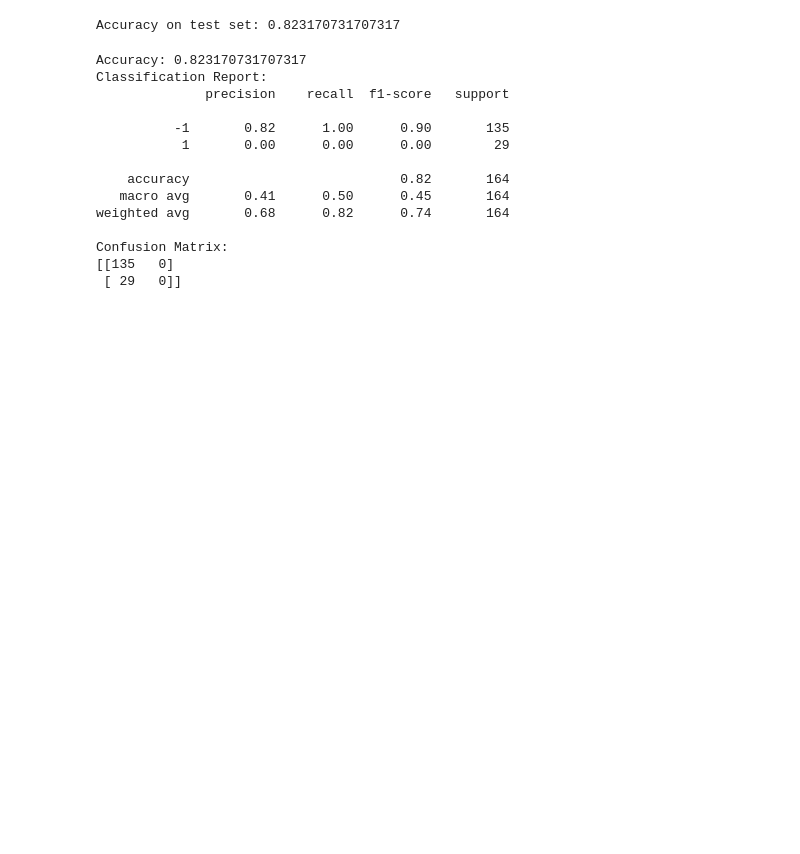
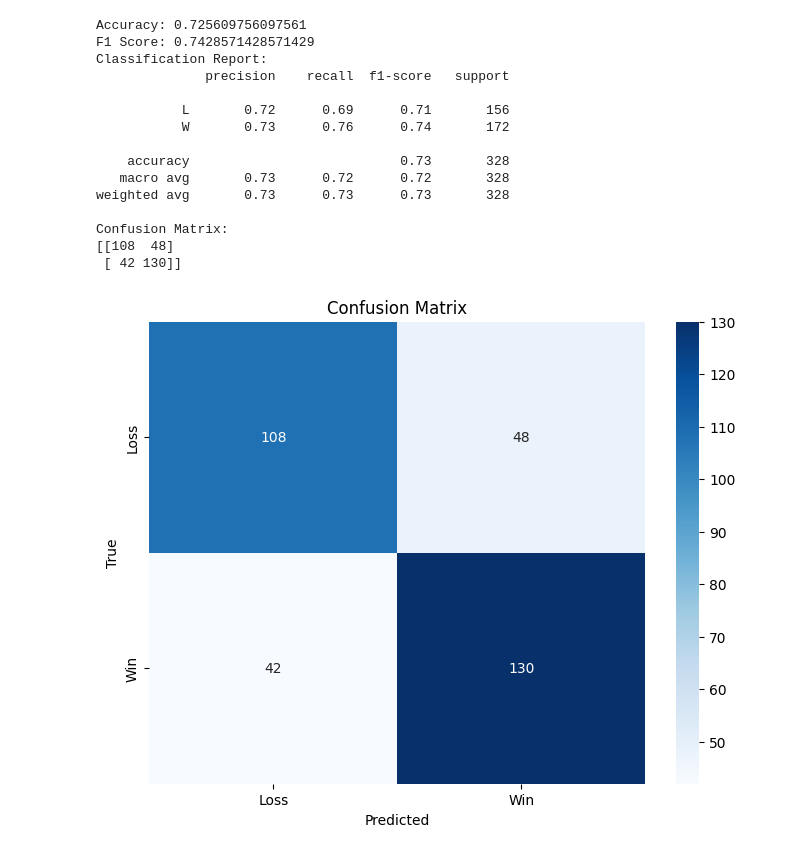
Before and after one commit to jaynebottarini/csci467-semester-proj, a Jupyter notebook: svm.ipynb, the cells around one changed output. Cells and saved outputs as stored; diff of their text form; code cells hidden in the pictures; blank space fills up the shorter version.

```diff
--- a/svm.ipynb
+++ b/svm.ipynb
@@ -5,11 +5,11 @@ from sklearn.model_selection import train_test_split, GridSearchCV
 from sklearn.svm import SVC
 from sklearn.metrics import accuracy_score
 # %%
-file_path = "matchups_combined.csv"
+file_path = "matchups.csv"
 # %%
 matchups = pd.read_csv(file_path)
 # %%
-X = matchups.drop(columns=['OUTCOME', "TEAM", "ROUND", "BY YEAR NO", "BY ROUND NO", "SCORE", "UPSET"])
-y = matchups['UPSET']
+X = matchups.drop(columns=['OUTCOME', "TEAM", "ROUND", "BY YEAR NO", "BY ROUND NO", "SCORE"])
+y = matchups['OUTCOME']
 # %%
 X_train, X_test, y_train, y_test = train_test_split(X, y, test_size=0.2, random_state=42)
@@ -16,6 +28,6 @@ X_train, X_test, y_train, y_test = train_test_split(X, y, test_size=0.2, random_
 # %%
 param_grid = {
-    'C': [0.01, 0.1, 1, 10],
+    'C': [0.01, 0.1, 1],
     'kernel': ['linear', 'poly', 'rbf', 'sigmoid']
 }
 # %%
@@ -23,3 +51,2 @@ svm = SVC()
 # %%
-grid_search = GridSearchCV(svm, param_grid, cv=5, scoring='accuracy', verbose=1)
-grid_search.fit(X_train, y_train)
+grid_search = GridSearchCV(estimator=svm, param_grid=param_grid, cv=5)
@@ -41,5 +68,0 @@ y_pred = best_model.predict(X_test)
-# %%
-accuracy = accuracy_score(y_test, y_pred)
-print("Accuracy on test set:", accuracy)
-# %% [output]
-Accuracy on test set: 0.823170731707317
@@ -49,22 +70,43 @@ from sklearn.metrics import accuracy_score, classification_report, confusion_mat
 y_pred = best_model.predict(X_test)
 accuracy = accuracy_score(y_test, y_pred)
 print("Accuracy:", accuracy)
+f1 = f1_score(y_test, y_pred, pos_label='W')
+print("F1 Score:", f1)
 print("Classification Report:")
 print(classification_report(y_test, y_pred))
 print("Confusion Matrix:")
 print(confusion_matrix(y_test, y_pred))
 # %% [output]
-Accuracy: 0.823170731707317
+Accuracy: 0.725609756097561
+F1 Score: 0.7428571428571429
 Classification Report:
               precision    recall  f1-score   support
 
-          -1       0.82      1.00      0.90       135
-           1       0.00      0.00      0.00        29
+           L       0.72      0.69      0.71       156
+           W       0.73      0.76      0.74       172
 
-    accuracy                           0.82       164
-   macro avg       0.41      0.50      0.45       164
-weighted avg       0.68      0.82      0.74       164
+    accuracy                           0.73       328
+   macro avg       0.73      0.72      0.72       328
+weighted avg       0.73      0.73      0.73       328
 
 Confusion Matrix:
-[[135   0]
- [ 29   0]]
+[[108  48]
+ [ 42 130]]
+# %%
+from sklearn.metrics import confusion_matrix
+import matplotlib.pyplot as plt
+import seaborn as sns
+
+
+cm = confusion_matrix(y_test, y_pred)
+
+classes = ['Loss', 'Win']
+
+plt.figure(figsize=(8, 6))
+sns.heatmap(cm, annot=True, fmt='d', cmap='Blues', xticklabels=classes, yticklabels=classes)
+plt.xlabel('Predicted')
+plt.ylabel('True')
+plt.title('Confusion Matrix')
+plt.show()
+# %% [output]
+[figure, added]
```
Also changed, not shown: parts of 16 cells of this notebook, 10 other files.
